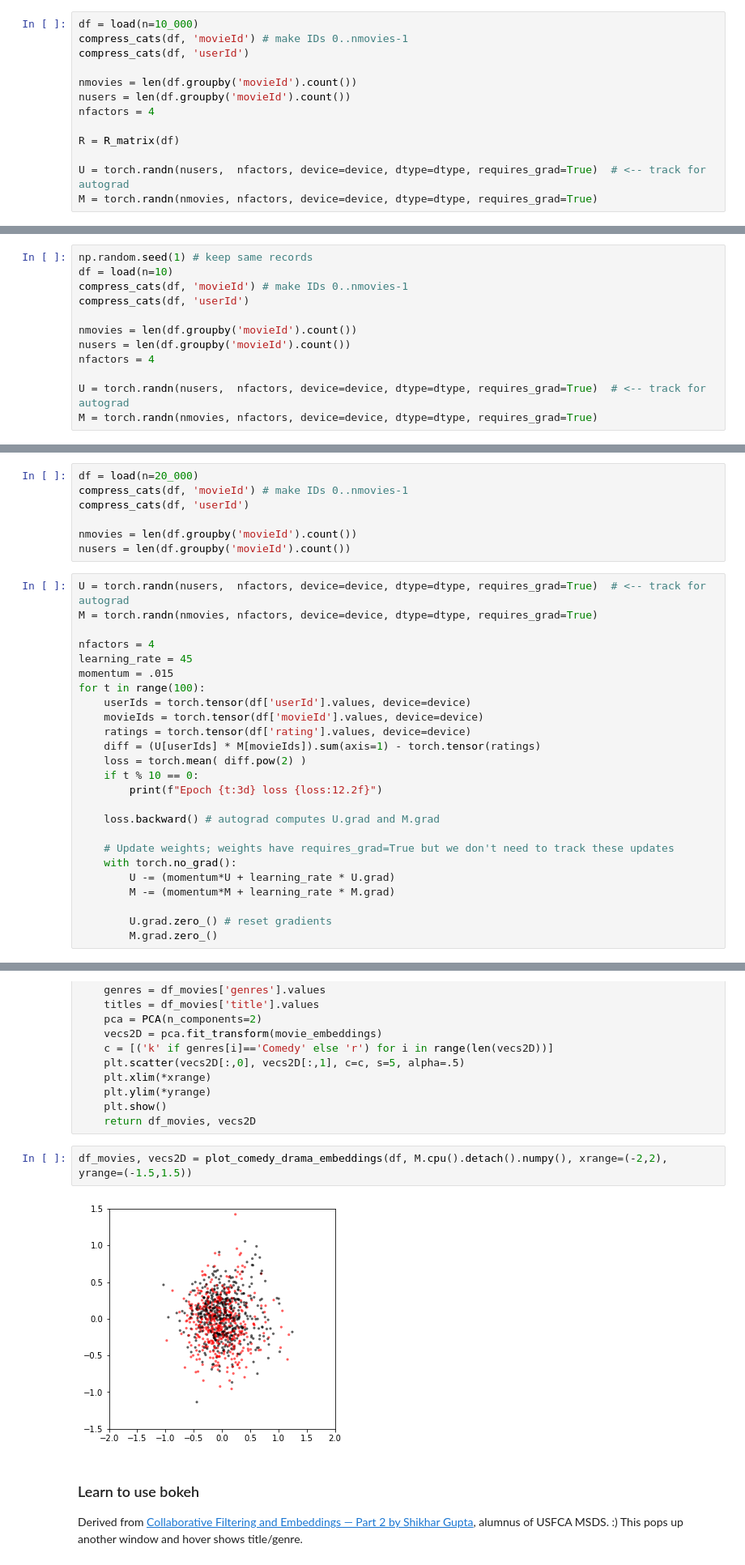
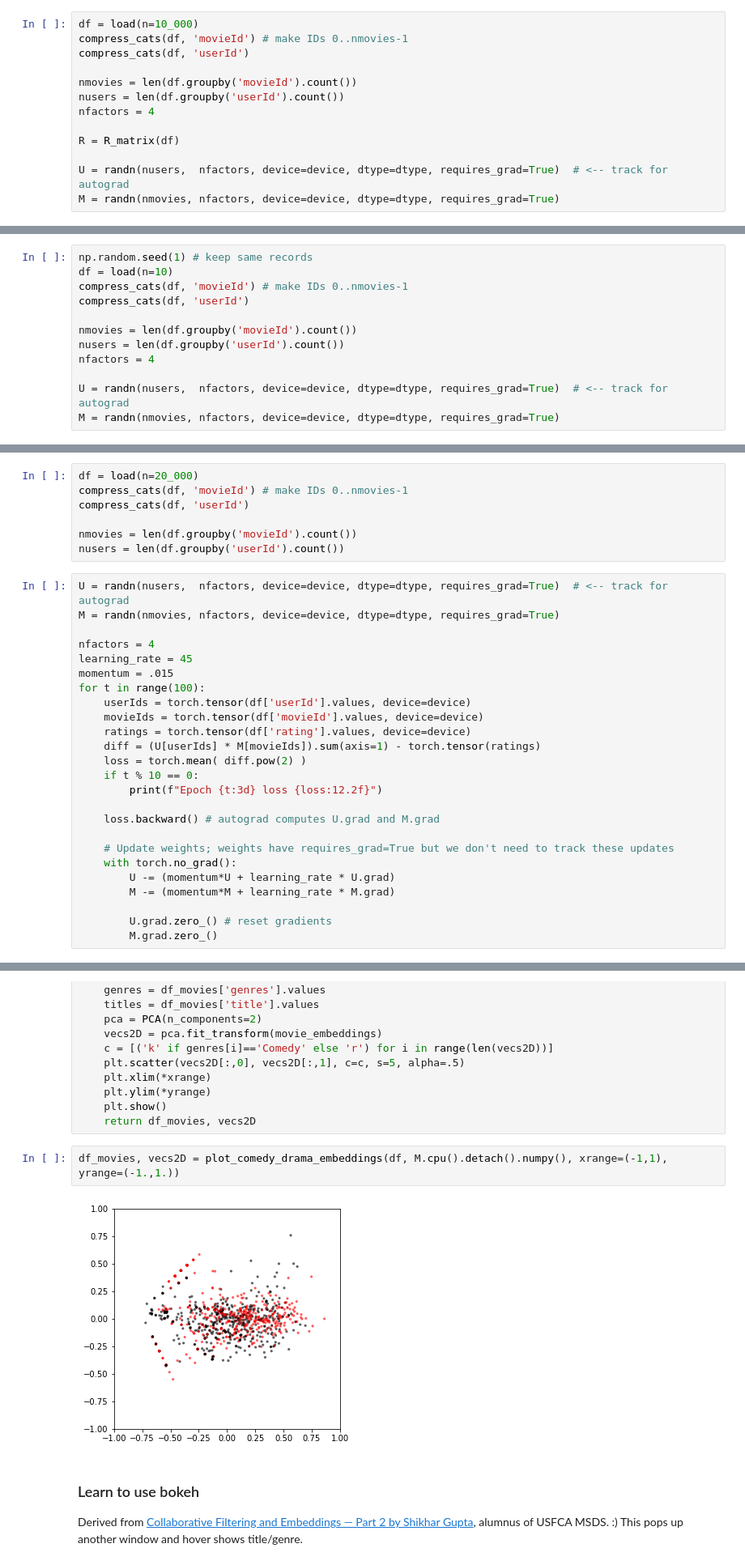
Before and after one commit to parrt/playdl, a Jupyter notebook: notebooks/collaborative-filtering.ipynb, the cells around one changed output, grey strips where cells are left out. Shown: that part at 81% size. Drawn from its saved outputs; the diff is of its cells as text.

```diff
--- a/notebooks/collaborative-filtering.ipynb
+++ b/notebooks/collaborative-filtering.ipynb
@@ -154,13 +164,13 @@ compress_cats(df, 'movieId') # make IDs 0..nmovies-1
 compress_cats(df, 'userId')
 
 nmovies = len(df.groupby('movieId').count())
-nusers = len(df.groupby('movieId').count())
+nusers = len(df.groupby('userId').count())
 nfactors = 4
 
 R = R_matrix(df)
 
-U = torch.randn(nusers,  nfactors, device=device, dtype=dtype, requires_grad=True)  # <-- track for autograd
-M = torch.randn(nmovies, nfactors, device=device, dtype=dtype, requires_grad=True)
+U = randn(nusers,  nfactors, device=device, dtype=dtype, requires_grad=True)  # <-- track for autograd
+M = randn(nmovies, nfactors, device=device, dtype=dtype, requires_grad=True)
 # %%
 learning_rate = 35
 momentum = .01
@@ -233,11 +243,11 @@ compress_cats(df, 'movieId') # make IDs 0..nmovies-1
 compress_cats(df, 'userId')
 
 nmovies = len(df.groupby('movieId').count())
-nusers = len(df.groupby('movieId').count())
+nusers = len(df.groupby('userId').count())
 nfactors = 4
 
-U = torch.randn(nusers,  nfactors, device=device, dtype=dtype, requires_grad=True)  # <-- track for autograd
-M = torch.randn(nmovies, nfactors, device=device, dtype=dtype, requires_grad=True)
+U = randn(nusers,  nfactors, device=device, dtype=dtype, requires_grad=True)  # <-- track for autograd
+M = randn(nmovies, nfactors, device=device, dtype=dtype, requires_grad=True)
 # %%
 U
 # %% [output]
@@ -344,10 +360,10 @@ compress_cats(df, 'movieId') # make IDs 0..nmovies-1
 compress_cats(df, 'userId')
 
 nmovies = len(df.groupby('movieId').count())
-nusers = len(df.groupby('movieId').count())
+nusers = len(df.groupby('userId').count())
 # %%
-U = torch.randn(nusers,  nfactors, device=device, dtype=dtype, requires_grad=True)  # <-- track for autograd
-M = torch.randn(nmovies, nfactors, device=device, dtype=dtype, requires_grad=True)
+U = randn(nusers,  nfactors, device=device, dtype=dtype, requires_grad=True)  # <-- track for autograd
+M = randn(nmovies, nfactors, device=device, dtype=dtype, requires_grad=True)
 
 nfactors = 4
 learning_rate = 45
@@ -411,9 +426,9 @@ def plot_comedy_drama_embeddings(df, movie_embeddings, xrange=(-.3,.3), yrange=(
     plt.show()
     return df_movies, vecs2D
 # %%
-df_movies, vecs2D = plot_comedy_drama_embeddings(df, M.cpu().detach().numpy(), xrange=(-2,2), yrange=(-1.5,1.5))
+df_movies, vecs2D = plot_comedy_drama_embeddings(df, M.cpu().detach().numpy(), xrange=(-1,1), yrange=(-1.,1.))
 # %% [output]
-[figure, old version]
+[figure, new version]
 # %% [markdown]
 ### Learn to use bokeh
 
```
Also changed, not shown: parts of 45 cells of this notebook.
